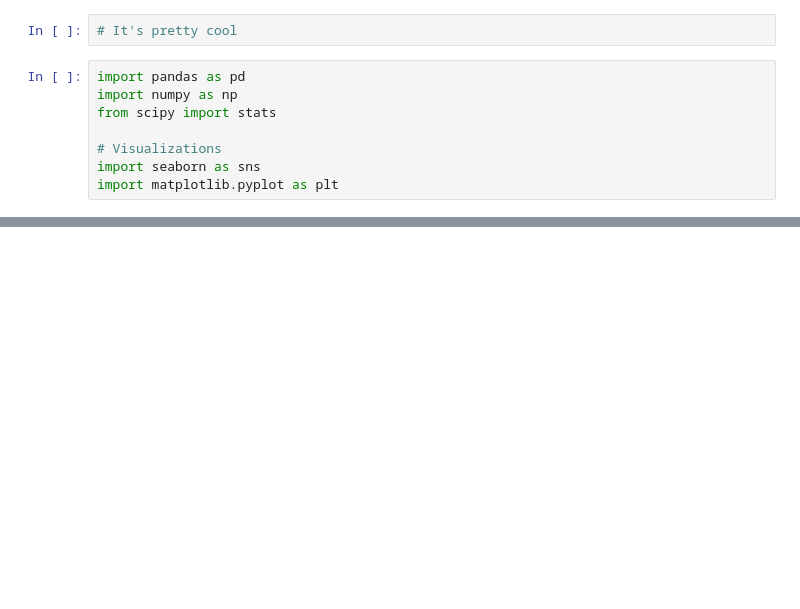
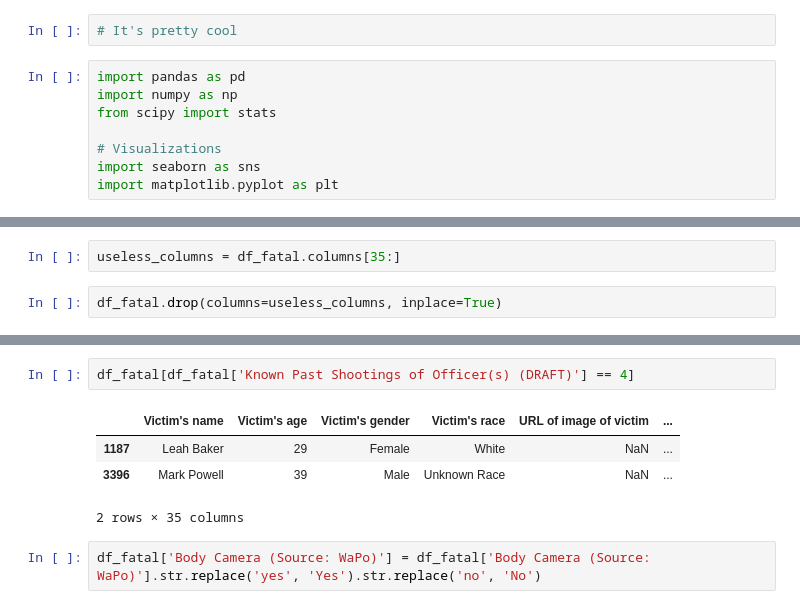
Before and after one commit to MG-Squared/americas_blues, a Jupyter notebook: explore.ipynb, the cells around one changed output, grey strips where cells are left out. Saved outputs shown, nothing was run; the diff lists cells and outputs as text; blank space fills up the shorter version.

```diff
--- a/explore.ipynb
+++ b/explore.ipynb
@@ -12,0 +39,4 @@ Here is a markdown cell by Barb
+# %%
+useless_columns = df_fatal.columns[35:]
+# %%
+df_fatal.drop(columns=useless_columns, inplace=True)
@@ -12,0 +143,9 @@ Here is a markdown cell by Barb
+# %%
+df_fatal[df_fatal['Known Past Shootings of Officer(s) (DRAFT)'] == 4]
+# %% [output]
+|  | Victim's name | Victim's age | Victim's gender | Victim's race | URL of image of victim | ... |
+| 1187 | Leah Baker | 29 | Female | White | NaN | ... |
+| 3396 | Mark Powell | 39 | Male | Unknown Race | NaN | ... |
+2 rows × 35 columns
+# %%
+df_fatal['Body Camera (Source: WaPo)'] = df_fatal['Body Camera (Source: WaPo)'].str.replace('yes', 'Yes').str.replace('no', 'No')
```
Also changed, not shown: parts of 10 cells of this notebook.
